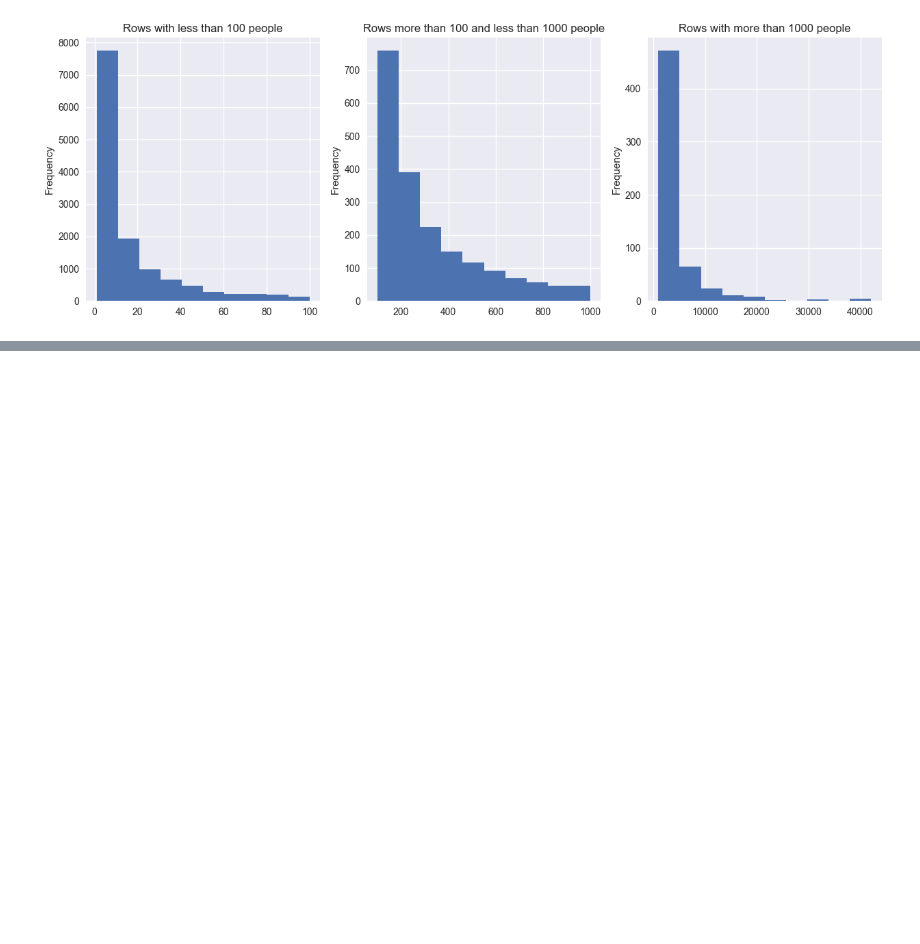
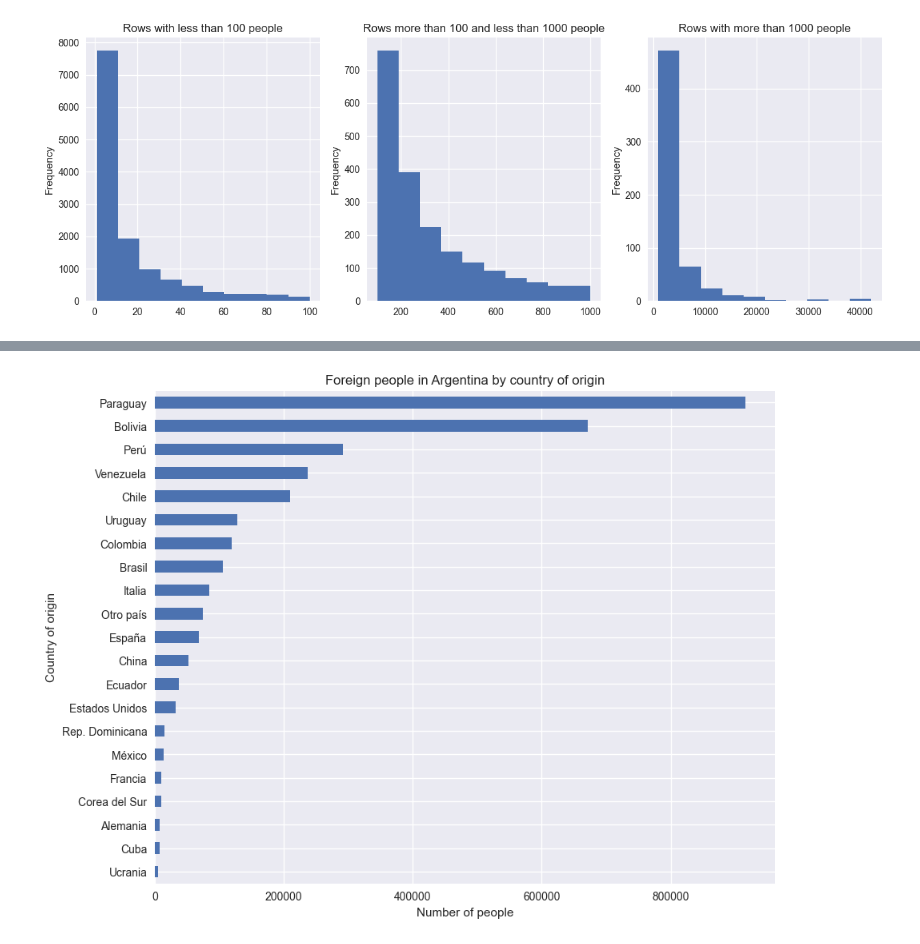
Before and after one commit to EricNSuarez/DataPrepPyInsights, a Jupyter notebook: Chapter1/DataPreprocessingInsights.ipynb, the cells around one changed output, grey strips where cells are left out. Drawn from its saved outputs; the diff is of its cells as text; code cells hidden in the pictures; blank space fills up the shorter version.

Commit message:
Added section dedicated to visualizing categorical columns

```diff
--- a/Chapter1/DataPreprocessingInsights.ipynb
+++ b/Chapter1/DataPreprocessingInsights.ipynb
@@ -223,0 +238,18 @@ plt.show()
+# %%
+# First, we convert 'province_id' to str, so it doesn't interfere with calculations after groupby
+foreign_population_df = foreign_population_df.astype({'province_id': str})
+
+# Group dataframe by country of birth
+df = foreign_population_df.groupby('country_of_birth').sum(numeric_only=True)
+# Sort values in ascending order
+df = df.sort_values(by='quantity', ascending=True)
+
+# Plot bar chart
+df.plot(kind='barh', figsize=(10, 8), legend=False)
+
+plt.title('Foreign people in Argentina by country of origin')
+plt.ylabel('Country of origin')
+plt.xlabel('Number of people')
+plt.show()
+# %% [output]
+[figure, added]
```
Also changed, not shown: parts of 6 cells of this notebook.
